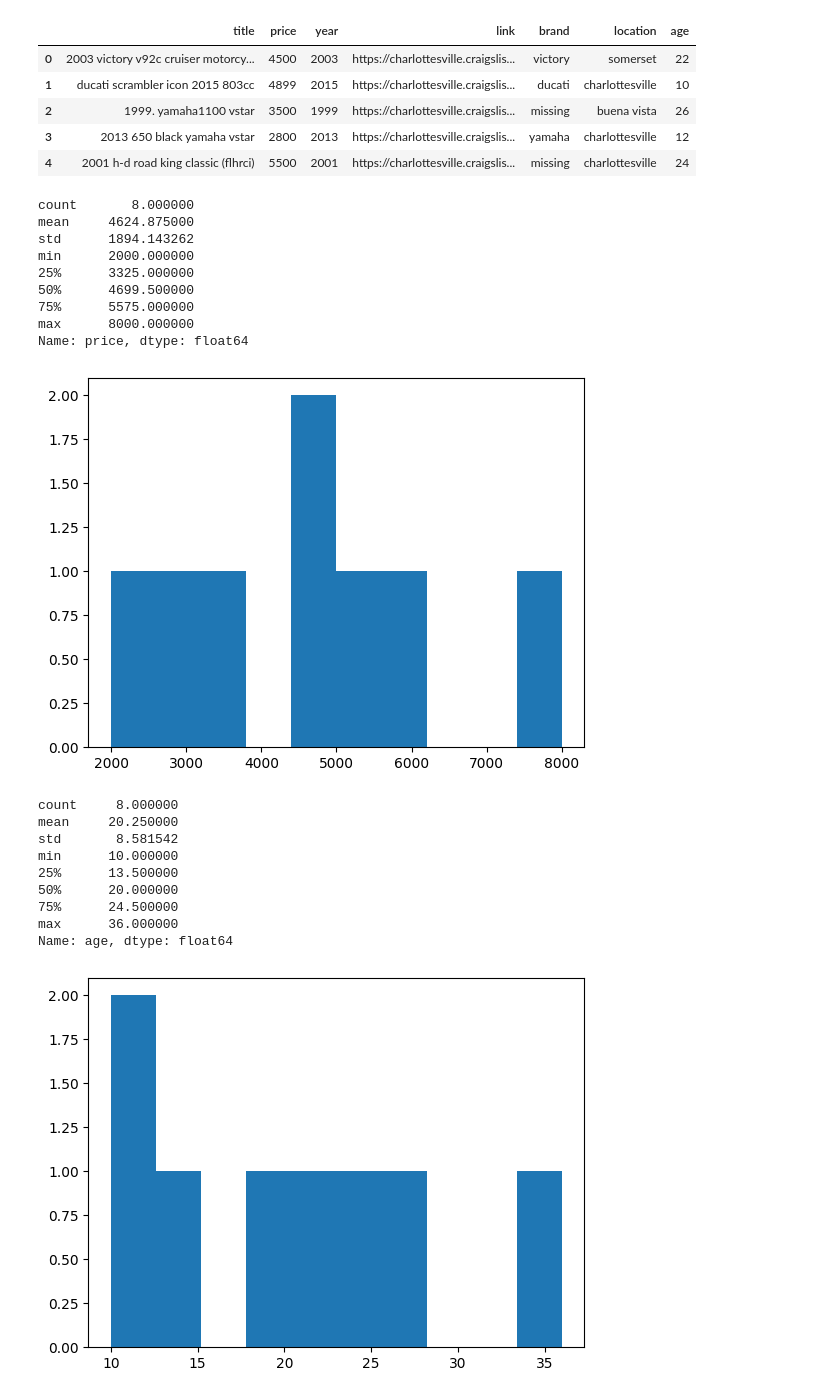
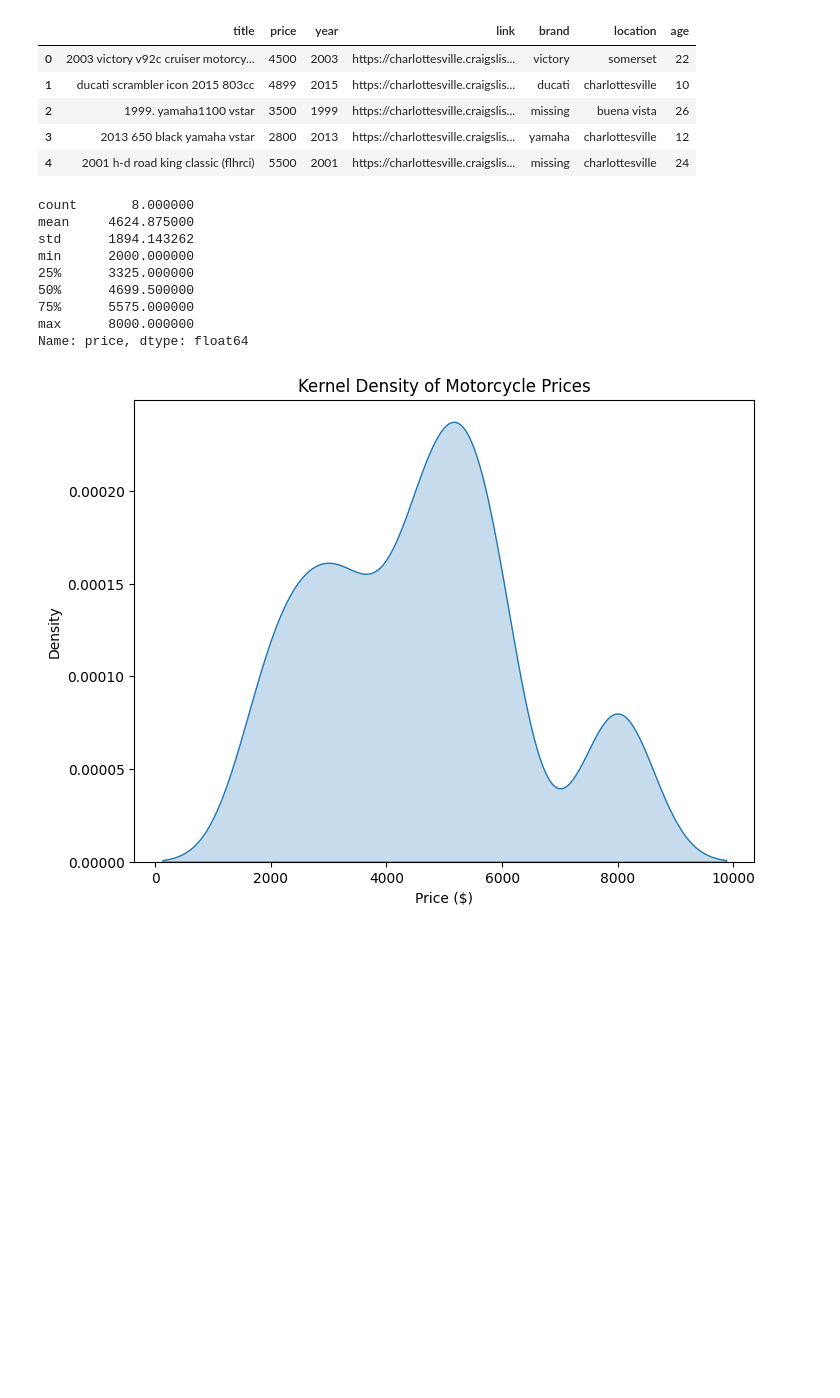
Before and after one commit to bburt26/lab_scraping, a Jupyter notebook: lab_notebook.ipynb, the cells around one changed output. Saved outputs shown, nothing was run; the diff lists cells and outputs as text; code cells hidden in the pictures; blank space fills up the shorter version.

```diff
--- a/lab_notebook.ipynb
+++ b/lab_notebook.ipynb
@@ -238,31 +237,22 @@ df.head()
 | 2 | 1999. yamaha1100 vstar | 3500 | 1999 | https://charlottesville.craigslis... | missing | buena vista | 26 |
 | 3 | 2013 650 black yamaha vstar | 2800 | 2013 | https://charlottesville.craigslis... | yamaha | charlottesville | 12 |
 | 4 | 2001 h-d road king classic (flhrci) | 5500 | 2001 | https://charlottesville.craigslis... | missing | charlottesville | 24 |
-# %%
-print(df['price'].describe())
-df['price'].hist(grid=False)
-plt.show()
-print(df['age'].describe())
-df['age'].hist(grid=False)
-plt.show()
-# %% [output]
-count       8.000000
-mean     4624.875000
-std      1894.143262
-min      2000.000000
-25%      3325.000000
-50%      4699.500000
-75%      5575.000000
-max      8000.000000
-Name: price, dtype: float64
-[figure, removed]
-count     8.000000
-mean     20.250000
-std       8.581542
-min      10.000000
-25%      13.500000
-50%      20.000000
-75%      24.500000
-max      36.000000
-Name: age, dtype: float64
-[figure, removed]
+# %%
+print(df['price'].describe())
+plt.figure(figsize=(8,6))
+sns.kdeplot(data=df, x='price', fill=True, bw_adjust=0.5)
+plt.title("Kernel Density of Motorcycle Prices")
+plt.xlabel("Price ($)")
+plt.ylabel("Density")
+plt.show()
+# %% [output]
+count       8.000000
+mean     4624.875000
+std      1894.143262
+min      2000.000000
+25%      3325.000000
+50%      4699.500000
+75%      5575.000000
+max      8000.000000
+Name: price, dtype: float64
+[figure, added]
```
Also changed, not shown: parts of 5 cells of this notebook.
